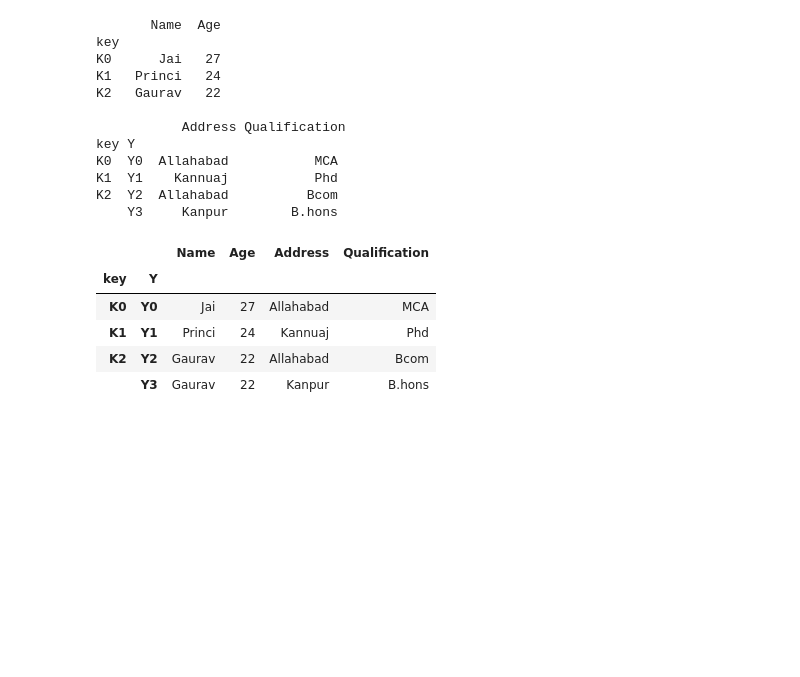
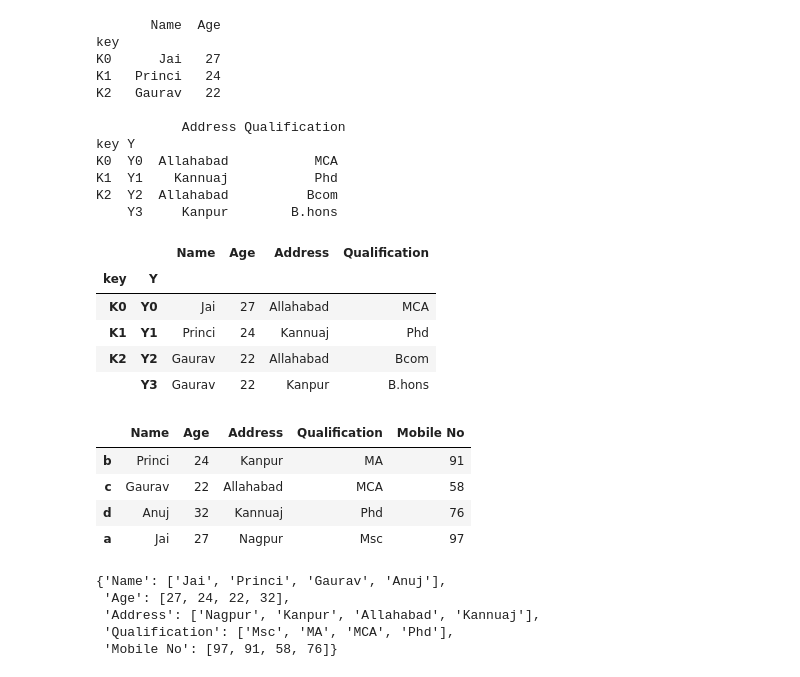
Before and after one commit to Happinessprashant/PythonLab, a Jupyter notebook: Pandas/merge_concate.ipynb, the cells around one changed output. Drawn from its saved outputs; the diff is of its cells as text; code cells hidden in the pictures; blank space fills up the shorter version.

```diff
--- a/Pandas/merge_concate.ipynb
+++ b/Pandas/merge_concate.ipynb
@@ -700,3 +700,32 @@ result
 | K1 | Y1 | Princi | 24 | Kannuaj | Phd |
 | K2 | Y2 | Gaurav | 22 | Allahabad | Bcom |
 |  | Y3 | Gaurav | 22 | Kanpur | B.hons |
+# %%
+# importing pandas module
+import pandas as pd
+
+# Define a dictionary containing employee data
+data1 = {'Name':['Jai', 'Princi', 'Gaurav', 'Anuj'],
+        'Age':[27, 24, 22, 32],
+        'Address':['Nagpur', 'Kanpur', 'Allahabad', 'Kannuaj'],
+        'Qualification':['Msc', 'MA', 'MCA', 'Phd'],
+        'Mobile No': [97, 91, 58, 76]}
+
+# Convert the dictionary into DataFrame
+df = pd.DataFrame(data1,index=['a', 'b', 'c', 'd'])
+
+df.reindex(['b','c','d','a'])
+# %% [output]
+|  | Name | Age | Address | Qualification | Mobile No |
+| b | Princi | 24 | Kanpur | MA | 91 |
+| c | Gaurav | 22 | Allahabad | MCA | 58 |
+| d | Anuj | 32 | Kannuaj | Phd | 76 |
+| a | Jai | 27 | Nagpur | Msc | 97 |
+# %%
+data1
+# %% [output]
+{'Name': ['Jai', 'Princi', 'Gaurav', 'Anuj'],
+ 'Age': [27, 24, 22, 32],
+ 'Address': ['Nagpur', 'Kanpur', 'Allahabad', 'Kannuaj'],
+ 'Qualification': ['Msc', 'MA', 'MCA', 'Phd'],
+ 'Mobile No': [97, 91, 58, 76]}
```
Also changed, not shown: 2 other files.
